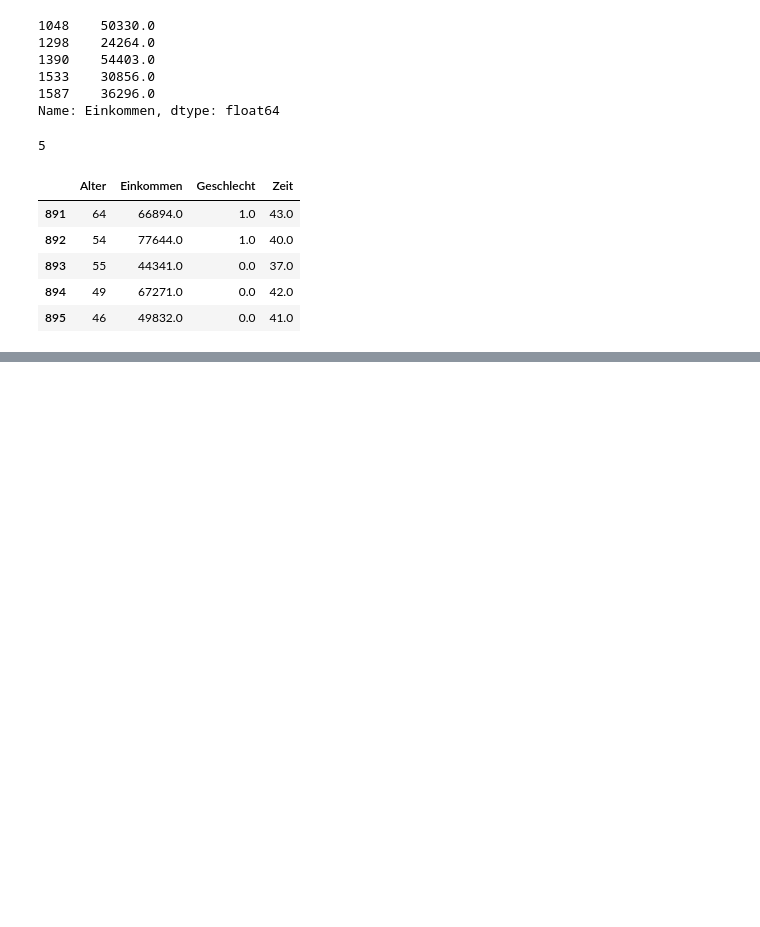
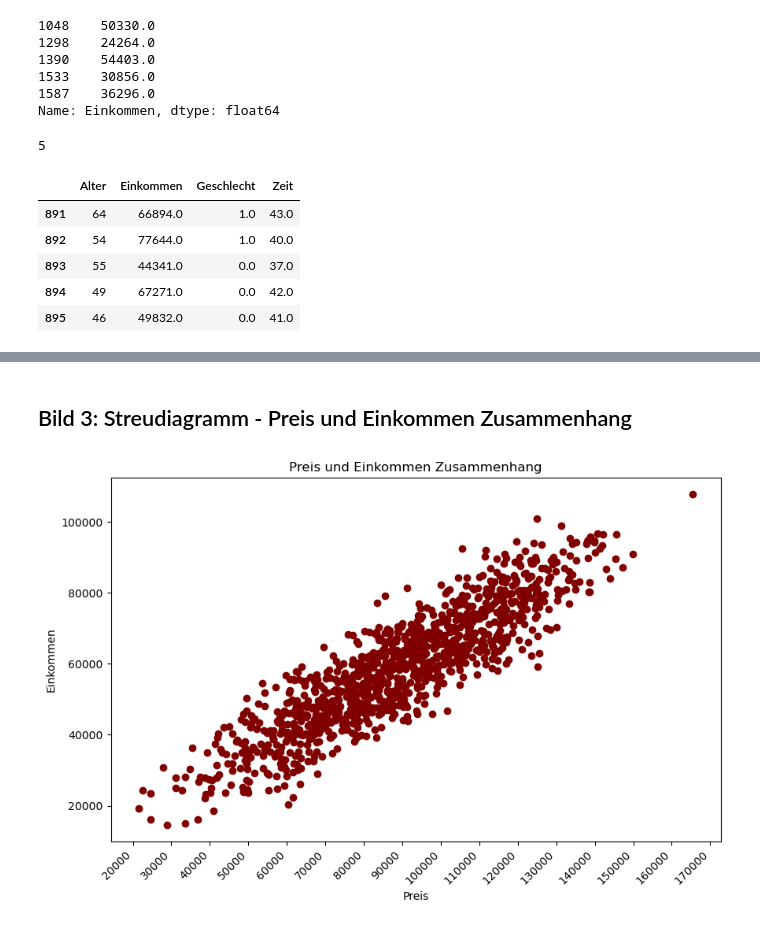
Before and after one commit to Kkilka422/final_projectSS24_Group2, a Jupyter notebook: Hauptdatei.ipynb, the cells around one changed output, grey strips where cells are left out. Cells and saved outputs as stored; diff of their text form; code cells hidden in the pictures; blank space fills up the shorter version.

```diff
--- a/Hauptdatei.ipynb
+++ b/Hauptdatei.ipynb
@@ -417,0 +499,16 @@ dtype: float64
+# %% [markdown]
+## Bild 3: Streudiagramm - Preis und Einkommen Zusammenhang
+# %%
+#Streudiagramm erstellen
+plt.figure(figsize=(10,6))
+plt.scatter(df_preis_vorhanden["Preis"], df_preis_vorhanden["Einkommen"], color = "#800000")
+#Balkendiagramm benennen
+plt.title("Preis und Einkommen Zusammenhang")
+plt.xlabel("Preis")
+plt.ylabel("Einkommen")
+#Rotieren der Bundeslandbezeichnungen auf der x-Achse (der hinzugefügte Unterstrich unterbindet ungewollte Ausgaben)
+_ = plt.xticks(rotation=45, ha='right')
+# Zahlen an den Achsen anpassen
+_ = plt.xticks(range(20000, 180000, 10000))
+# %% [output]
+[figure, added]
```
Also changed, not shown: parts of 27 cells of this notebook.
